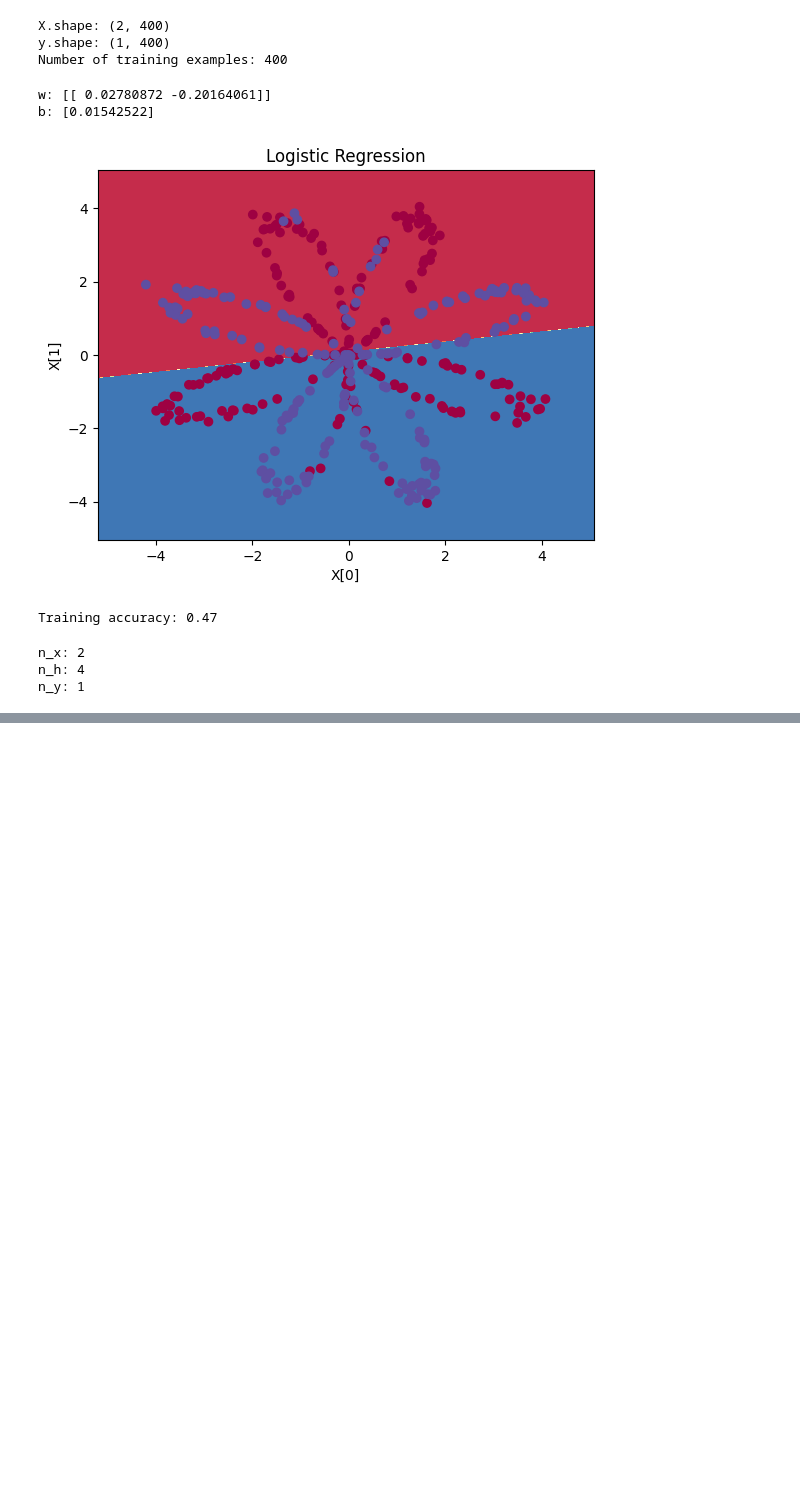
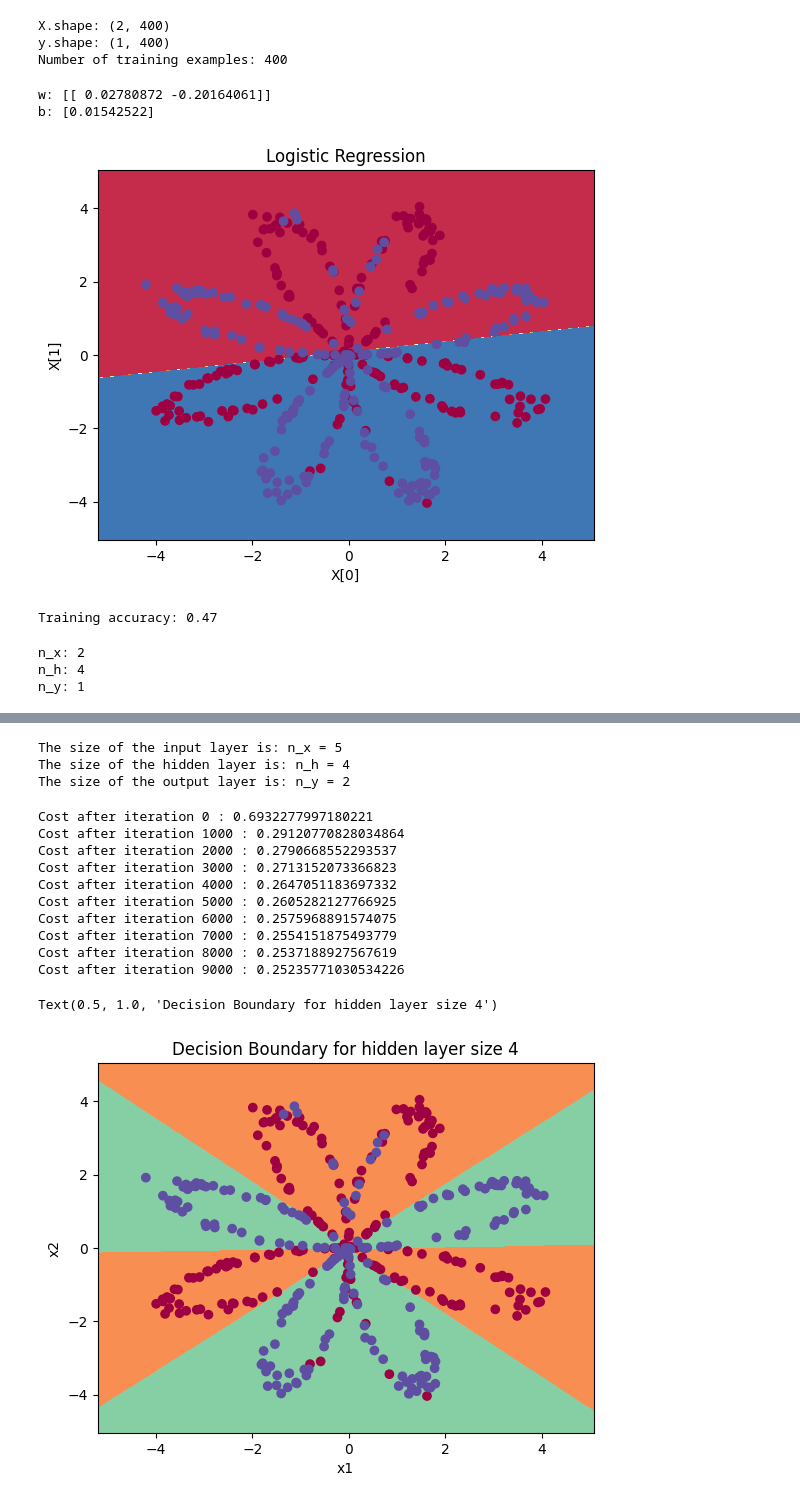
Before and after one commit to ahammadnafiz/ML-From-Scratch, a Jupyter notebook: ML Practice/Deep Learning/Planar data classification with one hidden layer.ipynb, the cells around one changed output, grey strips where cells are left out. Saved outputs shown, nothing was run; the diff lists cells and outputs as text; code cells hidden in the pictures; blank space fills up the shorter version.

```diff
--- a/ML Practice/Deep Learning/Planar data classification with one hidden layer.ipynb
+++ b/ML Practice/Deep Learning/Planar data classification with one hidden layer.ipynb
@@ -120,0 +163,56 @@ def compute_cost(a2, y, parameters):
+# %%
+def nn_model(X, y, n_h, learning_rate, num_iterations = 10000, print_cost=False):
+    n_x = layer_sizes(X, y)[0]
+    n_y = layer_sizes(X, y)[2]
+
+    # Initialize parameters
+    parameters = initialize_parameters(n_x, n_h, n_y)
+
+    w1 = parameters['w1']
+    b1 = parameters['b1']
+    w2 = parameters['w2']
+    b2 = parameters['b2']
+
+    for i in range(0, num_iterations):
+        A2, cache = forward_propagation(X, parameters)
+        cost = compute_cost(A2, y, parameters)
+        grads = backward_propagation(parameters, cache, X, y)
+        parameters = update_parameters(parameters, grads, learning_rate)
+        if print_cost and i%1000 == 0:
+            print(f"Cost after iteration {i} : {cost}")
+    return parameters
+# %%
+def predict(parameters, X):
+    a2, _ = forward_propagation(X, parameters)
+    predictions = (a2 > 0.5)  # returns binary predictions (0 or 1)
+    return predictions
+# %%
+X_assess, Y_assess = layer_sizes_test_case()
+(n_x, n_h, n_y) = layer_sizes(X_assess, Y_assess)
+print("The size of the input layer is: n_x = " + str(n_x))
+print("The size of the hidden layer is: n_h = " + str(n_h))
+print("The size of the output layer is: n_y = " + str(n_y))
+# %% [output]
+The size of the input layer is: n_x = 5
+The size of the hidden layer is: n_h = 4
+The size of the output layer is: n_y = 2
+# %%
+# Build a model with a n_h-dimensional hidden layer
+parameters = nn_model(X, y, 4, 1.2 , num_iterations = 10000, print_cost=True)
+
+# Plot the decision boundary
+plot_decision_boundary(lambda x: predict(parameters, x.T), X, y)
+plt.title("Decision Boundary for hidden layer size " + str(4))
+# %% [output]
+Cost after iteration 0 : 0.6932277997180221
+Cost after iteration 1000 : 0.29120770828034864
+Cost after iteration 2000 : 0.2790668552293537
+Cost after iteration 3000 : 0.2713152073366823
+Cost after iteration 4000 : 0.2647051183697332
+Cost after iteration 5000 : 0.2605282127766925
+Cost after iteration 6000 : 0.2575968891574075
+Cost after iteration 7000 : 0.2554151875493779
+Cost after iteration 8000 : 0.2537188927567619
+Cost after iteration 9000 : 0.25235771030534226
+Text(0.5, 1.0, 'Decision Boundary for hidden layer size 4')
+[figure, added]
```
Also changed, not shown: parts of 5 cells of this notebook, 10 other files.
